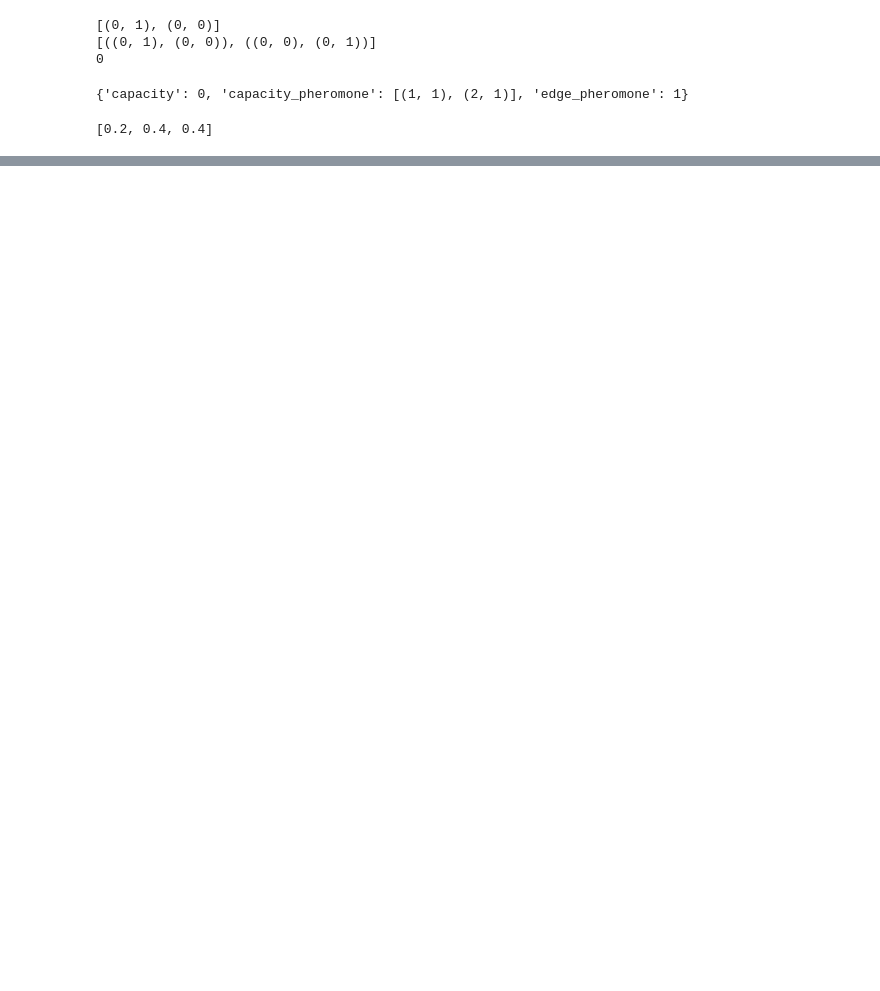
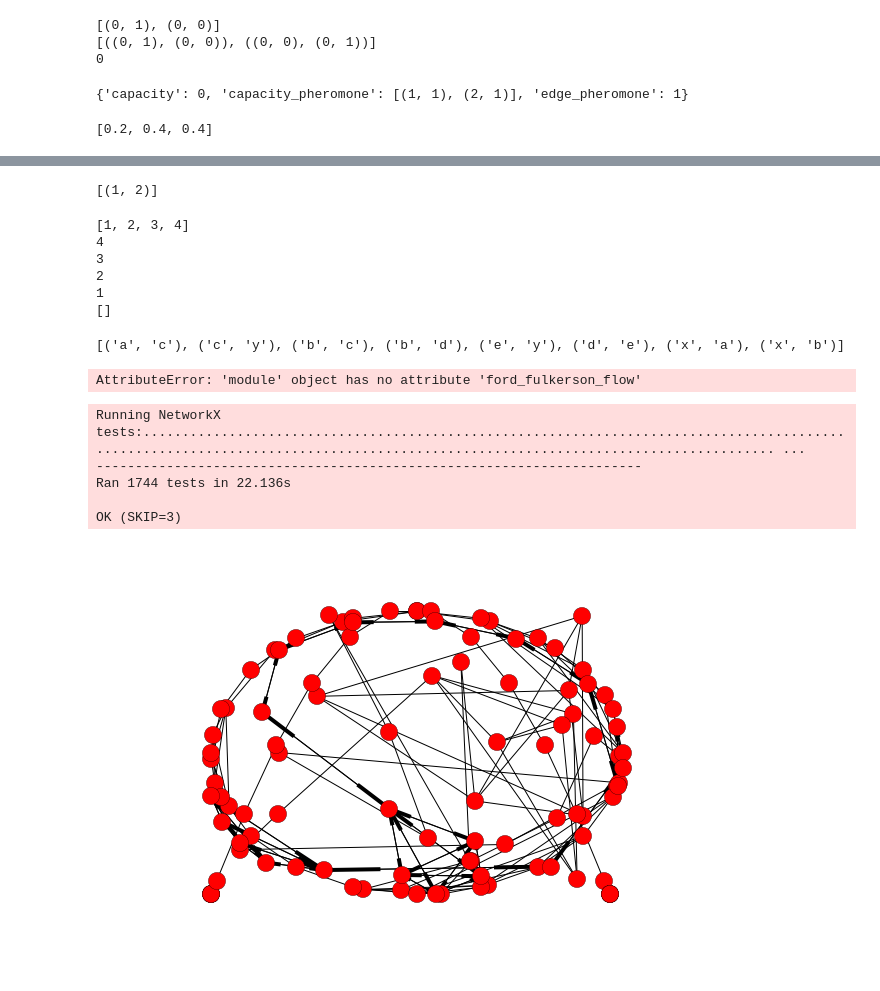
Before and after one commit to colinsh21/Python, a Jupyter notebook: ipython/Pheromone Walk.ipynb, the cells around one changed output, grey strips where cells are left out. Cells and saved outputs as stored; diff of their text form; code cells hidden in the pictures; blank space fills up the shorter version.

```diff
--- a/ipython/Pheromone Walk.ipynb
+++ b/ipython/Pheromone Walk.ipynb
@@ -336 +344,50 @@ print(node in g)
 True
+# %%
+g=nx.DiGraph()
+g.add_edge(1,2)
+g.add_edge(1,2)
+print(g.edges())
+# %% [output]
+[(1, 2)]
+# %%
+q=[1,2,3,4]
+print(q)
+while q:
+    next_node=q.pop()
+    print(next_node)
+
+print(q)
+# %% [output]
+[1, 2, 3, 4]
+4
+3
+2
+1
+[]
+# %%
+
+G = nx.DiGraph()
+G.add_edge('x','a', capacity=3.0)
+G.add_edge('x','b', capacity=1.0)
+G.add_edge('a','c', capacity=3.0)
+G.add_edge('b','c', capacity=5.0)
+G.add_edge('b','d', capacity=4.0)
+G.add_edge('d','e', capacity=2.0)
+G.add_edge('c','y', capacity=2.0)
+G.add_edge('e','y', capacity=3.0)
+print(G.edges())
+F = nx.ford_fulkerson_flow(G, 'x', 'y')
+for u, v in G.edges_iter():
+     print('(%s, %s) %.2f' % (u, v, F[u][v]))
+# %% [output]
+[('a', 'c'), ('c', 'y'), ('b', 'c'), ('b', 'd'), ('e', 'y'), ('d', 'e'), ('x', 'a'), ('x', 'b')]
+AttributeError: 'module' object has no attribute 'ford_fulkerson_flow'
+# %%
+nx.test()
+# %% [output]
+Running NetworkX tests:................................................................................................................................................................................. ...
+----------------------------------------------------------------------
+Ran 1744 tests in 22.136s
+
+OK (SKIP=3)
+[figure, added]
```
Also changed, not shown: parts of 4 cells of this notebook.
